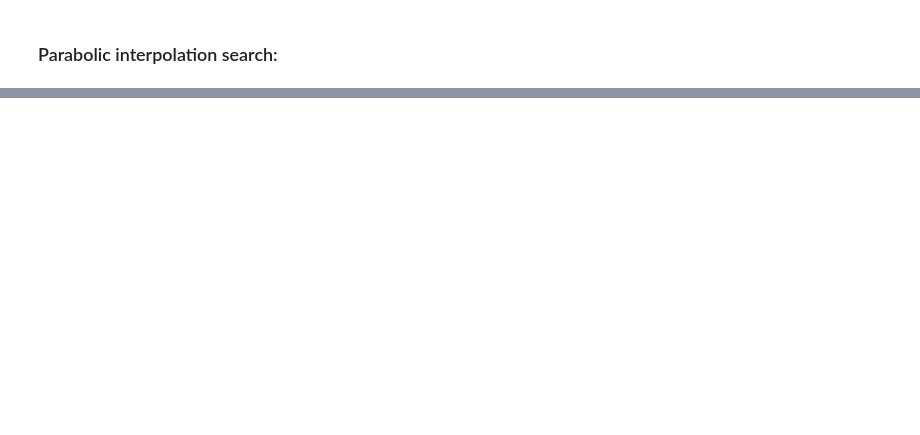
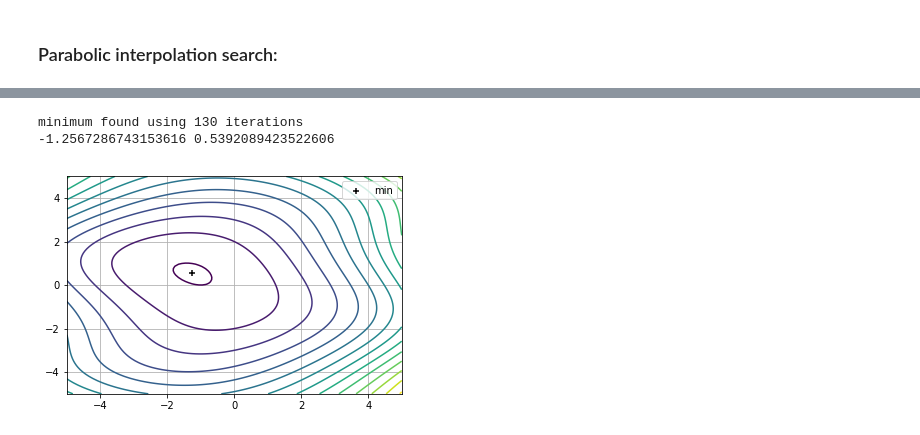
Before and after one commit to valenpe7/numerical_methods, a Jupyter notebook: lectures/07-optimization.ipynb, the cells around one changed output, grey strips where cells are left out. Cells and saved outputs as stored; diff of their text form; code cells hidden in the pictures; blank space fills up the shorter version.

```diff
--- a/lectures/07-optimization.ipynb
+++ b/lectures/07-optimization.ipynb
@@ -109,0 +146,39 @@ def gradient_descent():
+# %%
+def gradient_descent_2d(f, df_dx, df_dy, x_0, y_0, step, eps=1.0e-15, n_max=500):
+    n = 0
+    while n < n_max:
+        x_1 = x_0
+        y_1 = y_0
+        x_0 = x_1 - step * df_dx(f, x_1, y_1, 1.0e-8)
+        y_0 = y_1 - step * df_dy(f, x_1, y_1, 1.0e-8)
+        if abs(x_0 - x_1) < eps and abs(y_0 - y_1) < eps:
+            print("minimum found using", n, "iterations")
+            return x_0, y_0
+        n += 1
+    raise RuntimeError("minimum not found using", n_max, "iterations")
+# %%
+def f(x, y):
+    return (x + 1)**2 + y**2 + x*np.sin(y)
+
+def df_dx(f, x, y, h):
+    return (f(x + h, y) - f(x, y)) / h
+
+def df_dy(f, x, y, h):
+    return (f(x, y + h) - f(x, y)) / h
+
+x_min, y_min = gradient_descent_2d(f, df_dx, df_dy, -5.0, 5.0, 0.1)
+print(x_min, y_min)
+
+x_axis = np.linspace(-5.0, 5.0, 100)
+y_axis = np.linspace(-5.0, 5.0, 100)
+x, y = np.meshgrid(x_axis, y_axis)
+
+fig, ax = plt.subplots()
+ax.contour(x, y, f(x, y), 15)
+ax.scatter(x_min, y_min, color="black", marker="+", label="min")
+ax.legend()
+ax.grid()
+# %% [output]
+minimum found using 130 iterations
+-1.2567286743153616 0.5392089423522606
+[figure, added]
```
Also changed, not shown: parts of 11 cells of this notebook.
